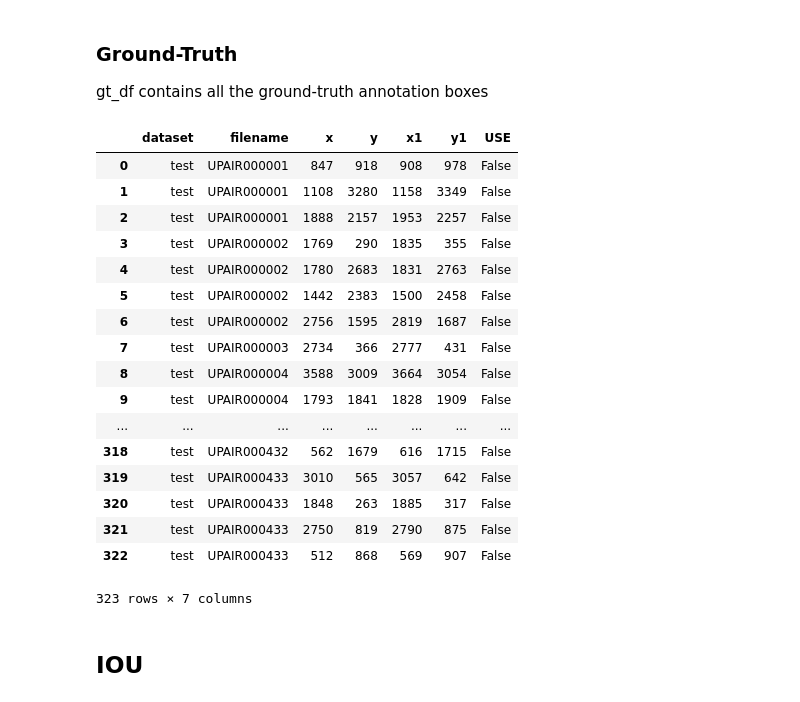
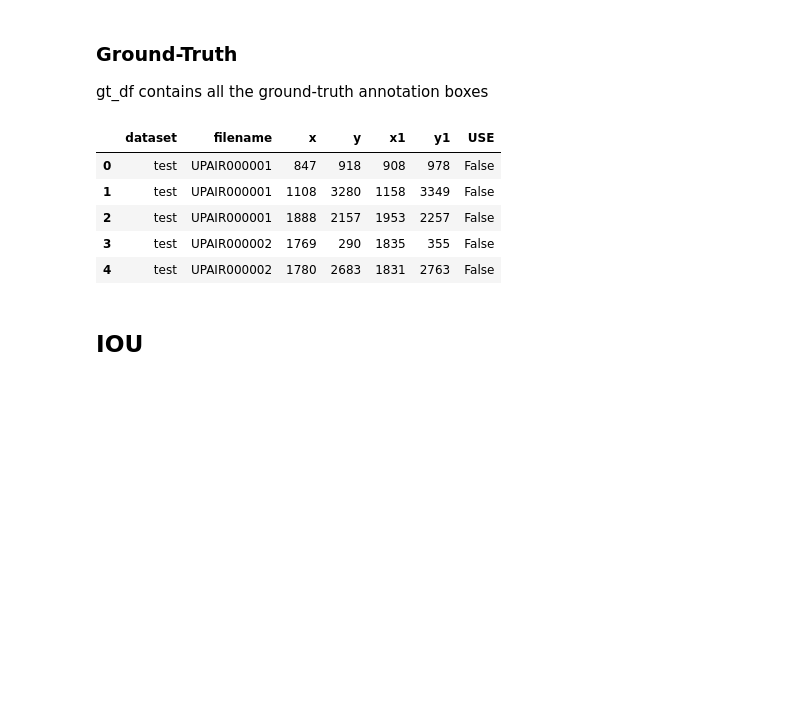
Before and after one commit to micsche/Michael-Schembri, a Jupyter notebook: averageprecision/AveragePrecision.ipynb, the cells around one changed output. Saved outputs shown, nothing was run; the diff lists cells and outputs as text; code cells hidden in the pictures; blank space fills up the shorter version.

```diff
--- a/averageprecision/AveragePrecision.ipynb
+++ b/averageprecision/AveragePrecision.ipynb
@@ -142,26 +115,14 @@ gt_df.columns = ['dataset','filename','x','y','x1','y1']
 sLength = len(gt_df['x'])
 gt_df.loc[:,'USE'] = pd.Series(np.zeros(sLength,dtype=bool), index=gt_df.index)
 # %%
-gt_df
+gt_df.head()
 # %% [output]
 |  | dataset | filename | x | y | x1 | y1 | USE |
 | 0 | test | UPAIR000001 | 847 | 918 | 908 | 978 | False |
 | 1 | test | UPAIR000001 | 1108 | 3280 | 1158 | 3349 | False |
 | 2 | test | UPAIR000001 | 1888 | 2157 | 1953 | 2257 | False |
 | 3 | test | UPAIR000002 | 1769 | 290 | 1835 | 355 | False |
 | 4 | test | UPAIR000002 | 1780 | 2683 | 1831 | 2763 | False |
-| 5 | test | UPAIR000002 | 1442 | 2383 | 1500 | 2458 | False |
-| 6 | test | UPAIR000002 | 2756 | 1595 | 2819 | 1687 | False |
-| 7 | test | UPAIR000003 | 2734 | 366 | 2777 | 431 | False |
-| 8 | test | UPAIR000004 | 3588 | 3009 | 3664 | 3054 | False |
-| 9 | test | UPAIR000004 | 1793 | 1841 | 1828 | 1909 | False |
-| ... | ... | ... | ... | ... | ... | ... | ... |
-| 318 | test | UPAIR000432 | 562 | 1679 | 616 | 1715 | False |
-| 319 | test | UPAIR000433 | 3010 | 565 | 3057 | 642 | False |
-| 320 | test | UPAIR000433 | 1848 | 263 | 1885 | 317 | False |
-| 321 | test | UPAIR000433 | 2750 | 819 | 2790 | 875 | False |
-| 322 | test | UPAIR000433 | 512 | 868 | 569 | 907 | False |
-323 rows × 7 columns
 # %%
 def area_of_intersection(gtbox,pdbox):
     gx1,gy1,gx2,gy2=gtbox
```
Also changed, not shown: parts of 12 cells of this notebook, 3 other files.
